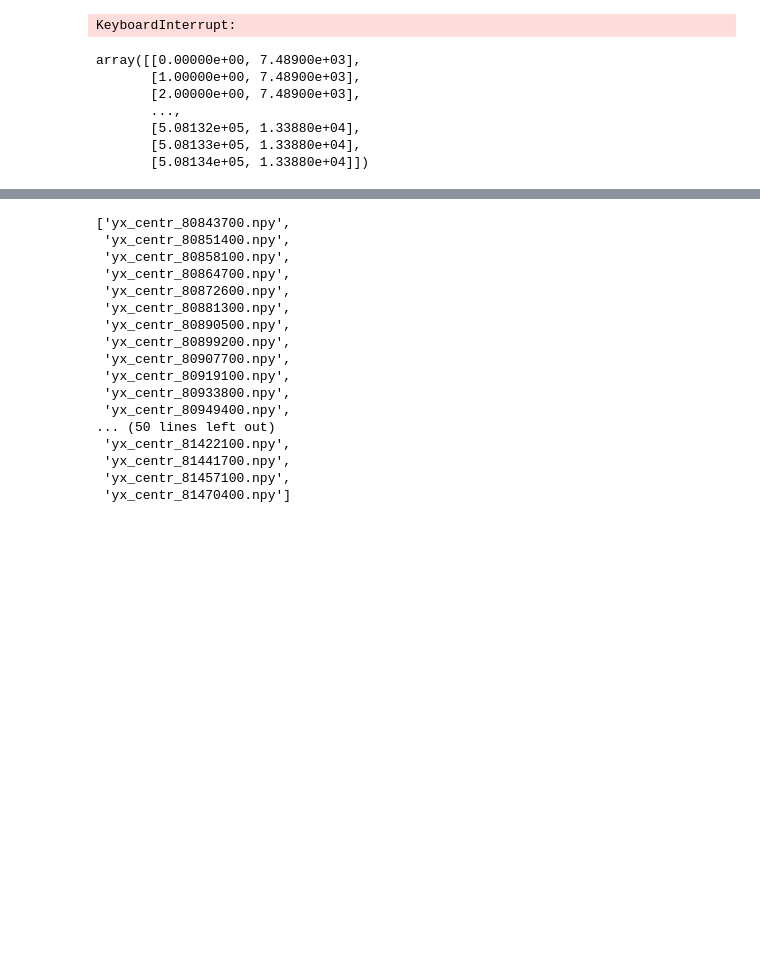
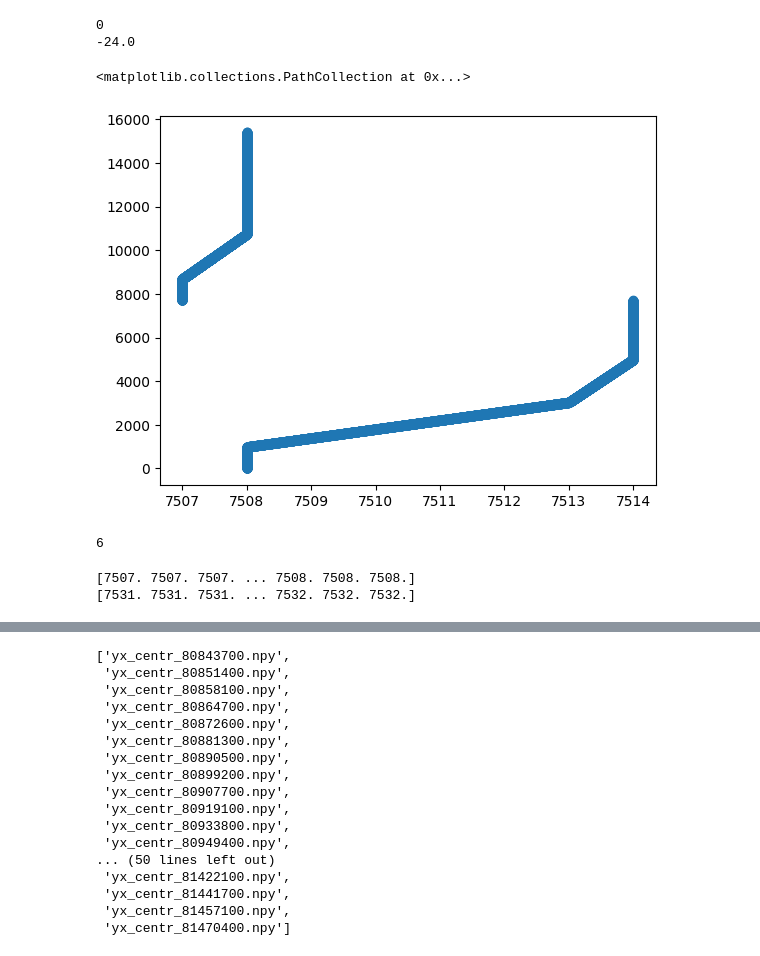
Before and after one commit to Andrudewt/perspective, a Jupyter notebook: proc_1.ipynb, the cells around one changed output, grey strips where cells are left out. Drawn from its saved outputs; the diff is of its cells as text; code cells hidden in the pictures; blank space fills up the shorter version.

```diff
--- a/proc_1.ipynb
+++ b/proc_1.ipynb
@@ -112,56 +109,70 @@ plt.margins(0, 0)
 
 Array = np.zeros((1, 2))
 
-
 coef = 0
 c1_up = 0
-for i, (m_f, c) in enumerate(zip(msk_fs[:4], coord[:4])):
+for i, (m_f, c) in enumerate(zip(msk_fs[:2], coord[:2])):
     mask = load_warp(m_f)
-    mask = mask[:coord[1] - coord[0], :]
+    mask = mask[-(coord[1] - coord[0]): -1, :]  # взять низ маски по коорд
+
     _, yx_centr = find_rail_dots(mask)
 
     c2_dwn = yx_centr[1][-1]  # низ текущего коорд_кадра по х
 
-    if not c1_up:  # для первой итерации
+    if not coef:  # для первой итерации
         shift = 0
     else:
         shift = c2_dwn - c1_up
 
-        coef += yx_centr[0, -1]  # к текущ координатам от 0 прибавляем проеханное
-        yx_centr[0] += coef
-        print(coef)
+        yx_centr[0] += coef # сдвинуть все у
+
+        # print(coef)
     # коррекция оси
-    yx_centr[1] -= shift  # сдвинуть все иксы следующего
-    c1_up = yx_centr[1][0]  # верх текущего коорд_кадра по х
 
+    print(shift)
+    yx_centr[1] -= shift # сдвинуть все иксы
+    c1_up = yx_centr[1][0]  # верх коорд_кадра по х
+    coef += len(yx_centr[0])  # к текущ координатам (y) от 0 прибавляем проеханное
+    # print(c1_up)
+
+    # Array = np.vstack((yx_centr.T, Array))
     Array = np.vstack((Array, yx_centr.T))
 
     # np.save(f'./data/centrs/yx_centr_{c}.npy', yx_centr.T)
 
     # fig, ax = plt.subplots(2, 1)
     # # plt.clf()
     # # ax[0].clear()
     # # ax[1].clear()
 
     # ax[0].scatter(yx_centr.T[:, 1], yx_centr.T[:, 0])
     # ax[1].imshow(resize(mask))
 
 
     # ax[0].ticklabel_format(useOffset=False, style='plain')
     # plt.axis('equal')
     # plt.show()
     # break
-Array = Array[1:, :]
+
+Array = Array[1:, :]  # убир перв строка, кот 0 0
 plt.scatter(Array[:, 1], Array[:, 0])
 # %% [output]
-KeyboardInterrupt:
+0
+-24.0
+<matplotlib.collections.PathCollection at 0x...>
+[figure, added]
-# %%
-Array
-# %% [output]
-array([[0.00000e+00, 7.48900e+03],
-       [1.00000e+00, 7.48900e+03],
-       [2.00000e+00, 7.48900e+03],
-       ...,
-       [5.08132e+05, 1.33880e+04],
-       [5.08133e+05, 1.33880e+04],
-       [5.08134e+05, 1.33880e+04]])
+# %%
+a = -2
+b = 4
+
+b -= a
+b
+# %% [output]
+6
+# %%
+print(yx_centr[1])
+yx_centr[1] -= shift
+print(yx_centr[1])
+# %% [output]
+[7507. 7507. 7507. ... 7508. 7508. 7508.]
+[7531. 7531. 7531. ... 7532. 7532. 7532.]
```
Also changed, not shown: parts of 6 cells of this notebook.
